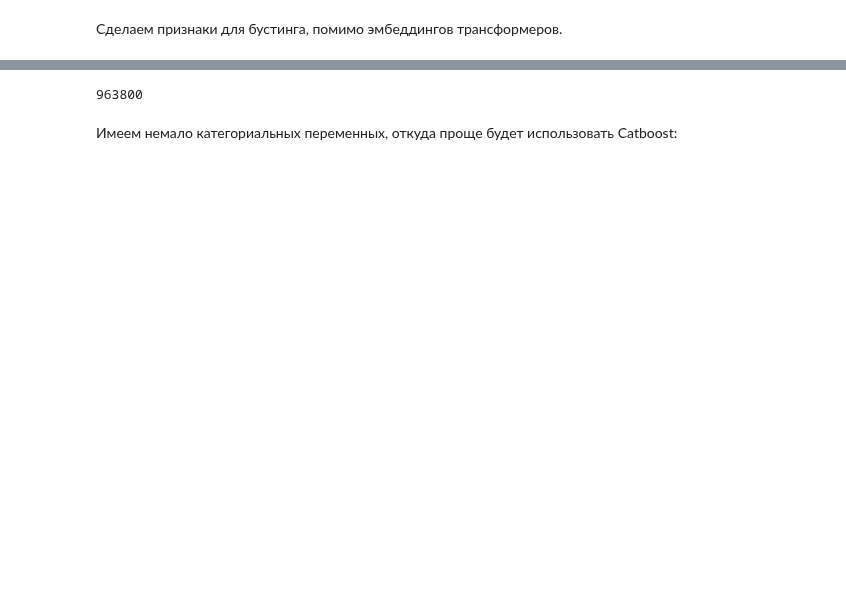
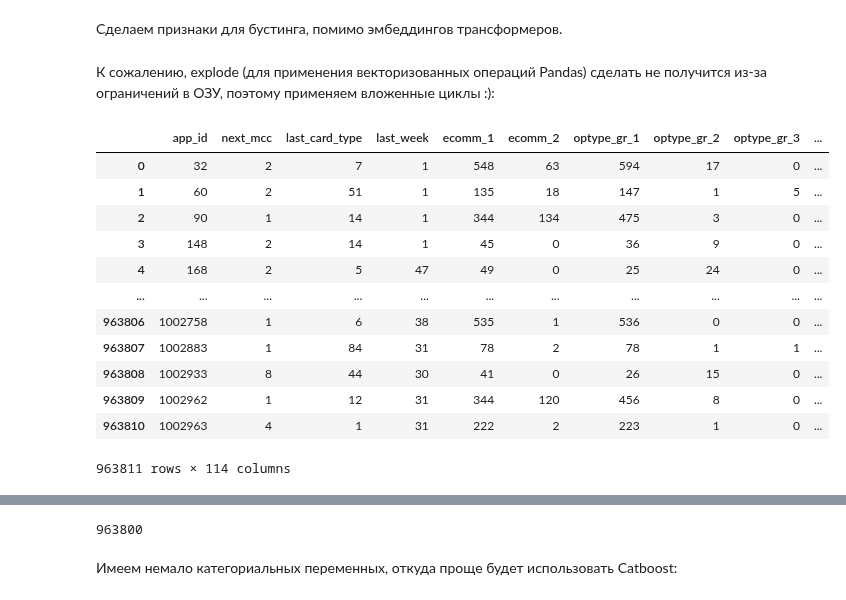
Before and after one commit to gblssroman/vtb-test-tasks, a Jupyter notebook: task3_recsys/recsys_task3_final_fitting_step3.ipynb, the cells around one changed output, grey strips where cells are left out. Saved outputs shown, nothing was run; the diff lists cells and outputs as text; code cells hidden in the pictures; blank space fills up the shorter version.

```diff
--- a/task3_recsys/recsys_task3_final_fitting_step3.ipynb
+++ b/task3_recsys/recsys_task3_final_fitting_step3.ipynb
@@ -47,3 +49,5 @@ numeric_df["amnt_list_min"] = numeric_df.amnt_list_temp.apply(lambda x: np.min(x
 numeric_df["amnt_list_max"] = numeric_df.amnt_list_temp.apply(lambda x: np.max(x) if len(x) else -1)
 # %%
 numeric_df = numeric_df.drop(columns=["amnt_list_temp", "mcc_cat_list", "amnt_list", "top5_most_common_mcc"])
+# %% [markdown]
+К сожалению, explode (для применения векторизованных операций Pandas) сделать не получится из-за ограничений в ОЗУ, поэтому применяем вложенные циклы :):
@@ -50,3 +72,19 @@ numeric_df = numeric_df.drop(columns=["amnt_list_temp", "mcc_cat_list", "amnt_li
+# %%
+numeric_df
+# %% [output]
+|  | app_id | next_mcc | last_card_type | last_week | ecomm_1 | ecomm_2 | optype_gr_1 | optype_gr_2 | optype_gr_3 | ... |
+| 0 | 32 | 2 | 7 | 1 | 548 | 63 | 594 | 17 | 0 | ... |
+| 1 | 60 | 2 | 51 | 1 | 135 | 18 | 147 | 1 | 5 | ... |
+| 2 | 90 | 1 | 14 | 1 | 344 | 134 | 475 | 3 | 0 | ... |
+| 3 | 148 | 2 | 14 | 1 | 45 | 0 | 36 | 9 | 0 | ... |
+| 4 | 168 | 2 | 5 | 47 | 49 | 0 | 25 | 24 | 0 | ... |
+| ... | ... | ... | ... | ... | ... | ... | ... | ... | ... | ... |
+| 963806 | 1002758 | 1 | 6 | 38 | 535 | 1 | 536 | 0 | 0 | ... |
+| 963807 | 1002883 | 1 | 84 | 31 | 78 | 2 | 78 | 1 | 1 | ... |
+| 963808 | 1002933 | 8 | 44 | 30 | 41 | 0 | 26 | 15 | 0 | ... |
+| 963809 | 1002962 | 1 | 12 | 31 | 344 | 120 | 456 | 8 | 0 | ... |
+| 963810 | 1002963 | 4 | 1 | 31 | 222 | 2 | 223 | 1 | 0 | ... |
+963811 rows × 114 columns
 # %%
 train_df_full = numeric_df.merge(train_df, how="inner", on="app_id")
 test_df_full = numeric_df.merge(test_df, how="inner", on="app_id")
```
Also changed, not shown: parts of 14 cells of this notebook, 2 other files.
